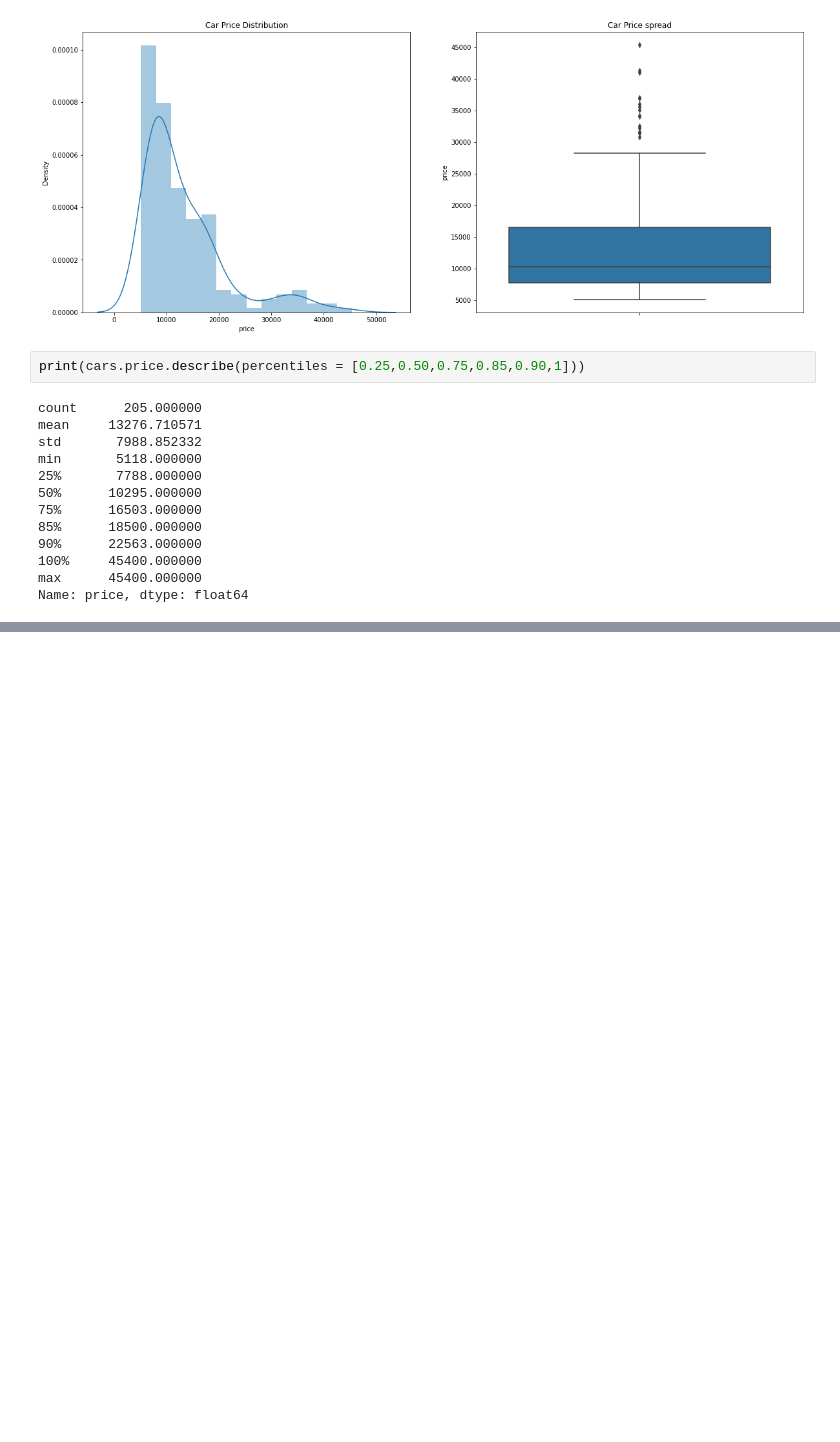
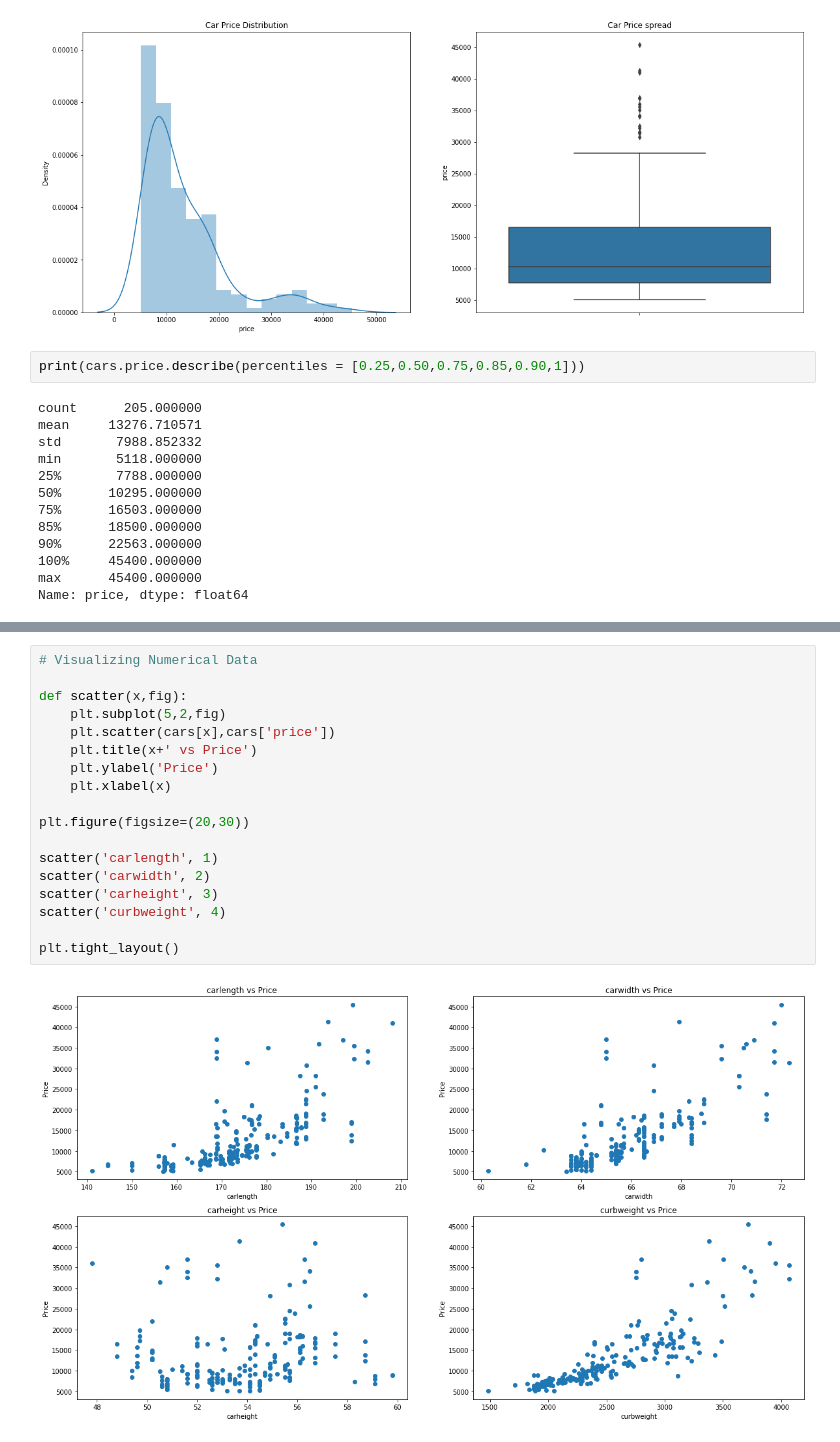
Before and after one commit to Piyush15072002/Car-Price-Prediction, a Jupyter notebook: index.ipynb, the cells around one changed output, grey strips where cells are left out. Saved outputs shown, nothing was run; the diff lists cells and outputs as text; blank space fills up the shorter version.

```diff
--- a/index.ipynb
+++ b/index.ipynb
@@ -189,0 +203,20 @@ AttributeError: AxesSubplot.set() got an unexpected keyword argument 'color'
+# %%
+# Visualizing Numerical Data
+
+def scatter(x,fig):
+    plt.subplot(5,2,fig)
+    plt.scatter(cars[x],cars['price'])
+    plt.title(x+' vs Price')
+    plt.ylabel('Price')
+    plt.xlabel(x)
+
+plt.figure(figsize=(20,30))
+
+scatter('carlength', 1)
+scatter('carwidth', 2)
+scatter('carheight', 3)
+scatter('curbweight', 4)
+
+plt.tight_layout()
+# %% [output]
+[figure, added]
```
Also changed, not shown: parts of 2 cells of this notebook.
